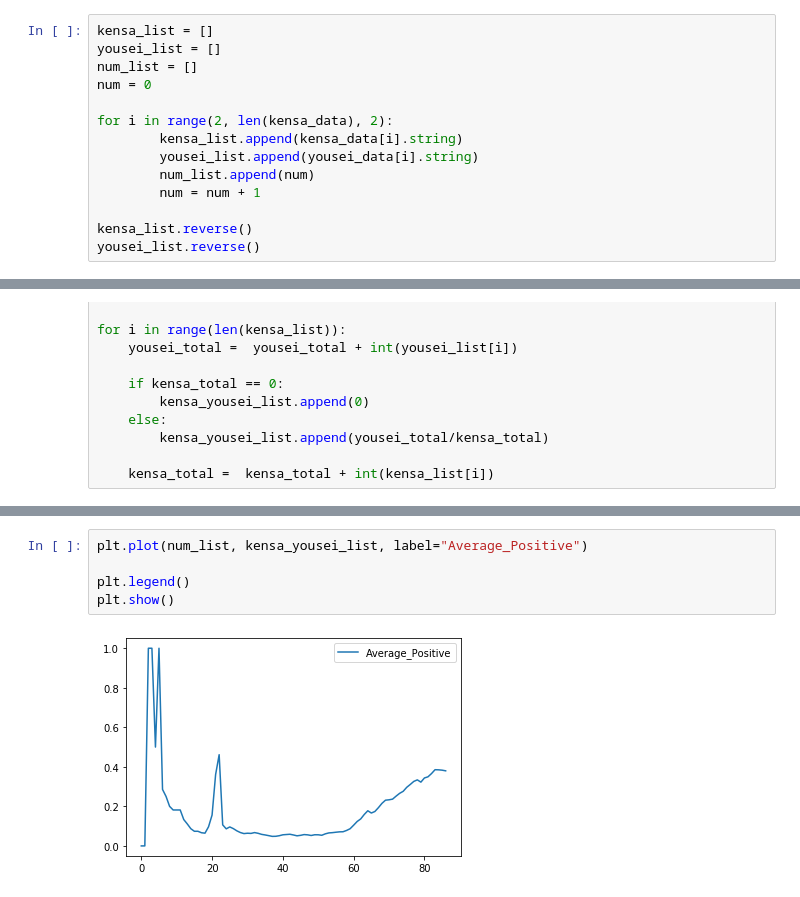
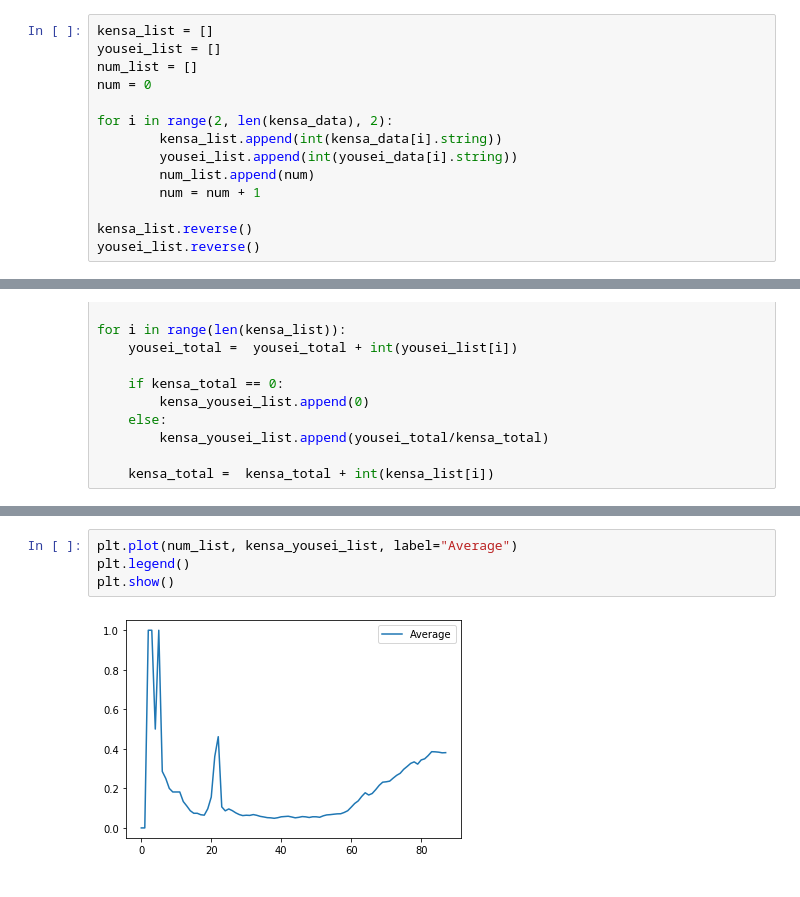
Before and after one commit to no-B-github/COVID19_Data_Scraping, a Jupyter notebook: COVID19_Data_Scraping.ipynb, the cells around one changed output, grey strips where cells are left out. Cells and saved outputs as stored; diff of their text form.

```diff
--- a/COVID19_Data_Scraping.ipynb
+++ b/COVID19_Data_Scraping.ipynb
@@ -23,8 +20,8 @@ num_list = []
 num = 0
 
 for i in range(2, len(kensa_data), 2):
-        kensa_list.append(kensa_data[i].string)
-        yousei_list.append(yousei_data[i].string)
+        kensa_list.append(int(kensa_data[i].string))
+        yousei_list.append(int(yousei_data[i].string))
         num_list.append(num)
         num = num + 1
 
@@ -47,7 +55,6 @@ for i in range(len(kensa_list)):
 # %%
-plt.plot(num_list, kensa_yousei_list, label="Average_Positive")
-
+plt.plot(num_list, kensa_yousei_list, label="Average")
 plt.legend()
 plt.show()
 # %% [output]
-[figure, old version]
+[figure, new version]
```
Also changed, not shown: parts of 2 cells of this notebook.
